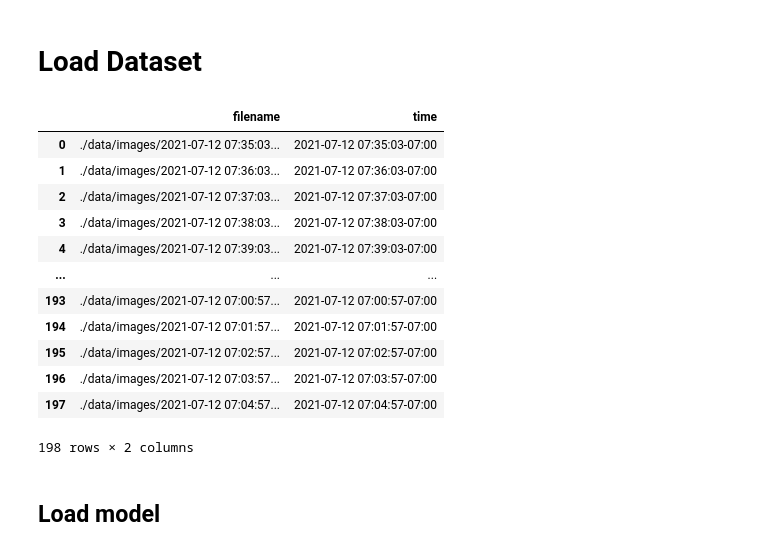
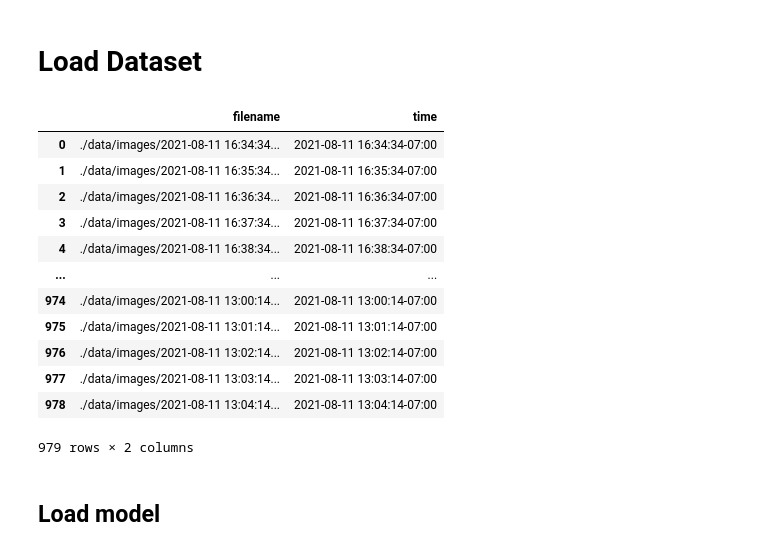
Before and after one commit to tukavic/surf-detection, a Jupyter notebook: dino/prediction_pipeline.ipynb, the cells around one changed output. Drawn from its saved outputs; the diff is of its cells as text; code cells hidden in the pictures.

```diff
--- a/dino/prediction_pipeline.ipynb
+++ b/dino/prediction_pipeline.ipynb
@@ -21,24 +23,24 @@ os.environ['KMP_DUPLICATE_LIB_OK']='TRUE'
 # %% [markdown]
 # Load Dataset
 # %%
-df = pd.read_csv('jacks5to8.csv', index_col=0)
+df = pd.read_csv('jacks5to20.csv', index_col=0)
 df.time = pd.to_datetime(df.time)
 df = df
 df
 # %% [output]
 |  | filename | time |
-| 0 | ./data/images/2021-07-12 07:35:03... | 2021-07-12 07:35:03-07:00 |
-| 1 | ./data/images/2021-07-12 07:36:03... | 2021-07-12 07:36:03-07:00 |
-| 2 | ./data/images/2021-07-12 07:37:03... | 2021-07-12 07:37:03-07:00 |
-| 3 | ./data/images/2021-07-12 07:38:03... | 2021-07-12 07:38:03-07:00 |
-| 4 | ./data/images/2021-07-12 07:39:03... | 2021-07-12 07:39:03-07:00 |
+| 0 | ./data/images/2021-08-11 16:34:34... | 2021-08-11 16:34:34-07:00 |
+| 1 | ./data/images/2021-08-11 16:35:34... | 2021-08-11 16:35:34-07:00 |
+| 2 | ./data/images/2021-08-11 16:36:34... | 2021-08-11 16:36:34-07:00 |
+| 3 | ./data/images/2021-08-11 16:37:34... | 2021-08-11 16:37:34-07:00 |
+| 4 | ./data/images/2021-08-11 16:38:34... | 2021-08-11 16:38:34-07:00 |
 | ... | ... | ... |
-| 193 | ./data/images/2021-07-12 07:00:57... | 2021-07-12 07:00:57-07:00 |
-| 194 | ./data/images/2021-07-12 07:01:57... | 2021-07-12 07:01:57-07:00 |
-| 195 | ./data/images/2021-07-12 07:02:57... | 2021-07-12 07:02:57-07:00 |
-| 196 | ./data/images/2021-07-12 07:03:57... | 2021-07-12 07:03:57-07:00 |
-| 197 | ./data/images/2021-07-12 07:04:57... | 2021-07-12 07:04:57-07:00 |
+| 974 | ./data/images/2021-08-11 13:00:14... | 2021-08-11 13:00:14-07:00 |
+| 975 | ./data/images/2021-08-11 13:01:14... | 2021-08-11 13:01:14-07:00 |
+| 976 | ./data/images/2021-08-11 13:02:14... | 2021-08-11 13:02:14-07:00 |
+| 977 | ./data/images/2021-08-11 13:03:14... | 2021-08-11 13:03:14-07:00 |
+| 978 | ./data/images/2021-08-11 13:04:14... | 2021-08-11 13:04:14-07:00 |
-198 rows × 2 columns
+979 rows × 2 columns
 # %% [markdown]
 ## Load model
 # %%
```
Also changed, not shown: parts of 12 cells of this notebook, 3 other files.
